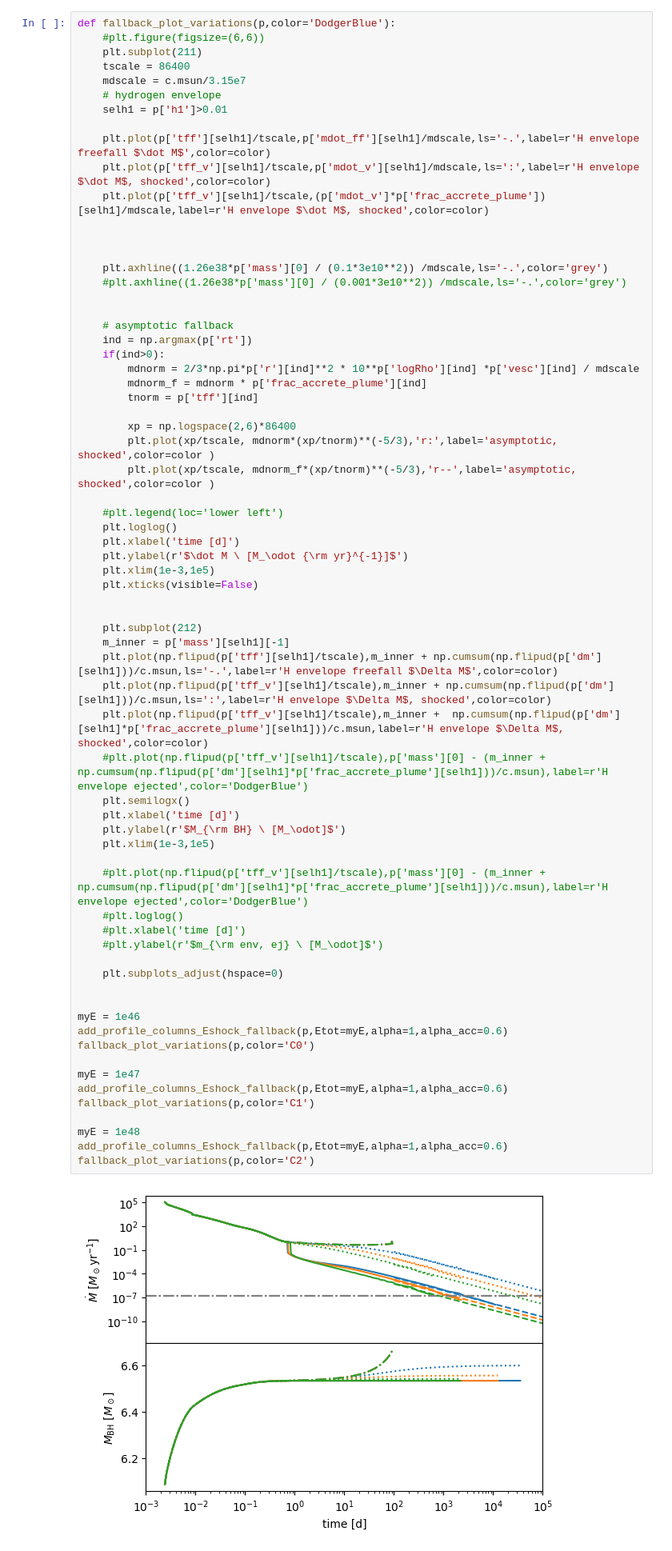
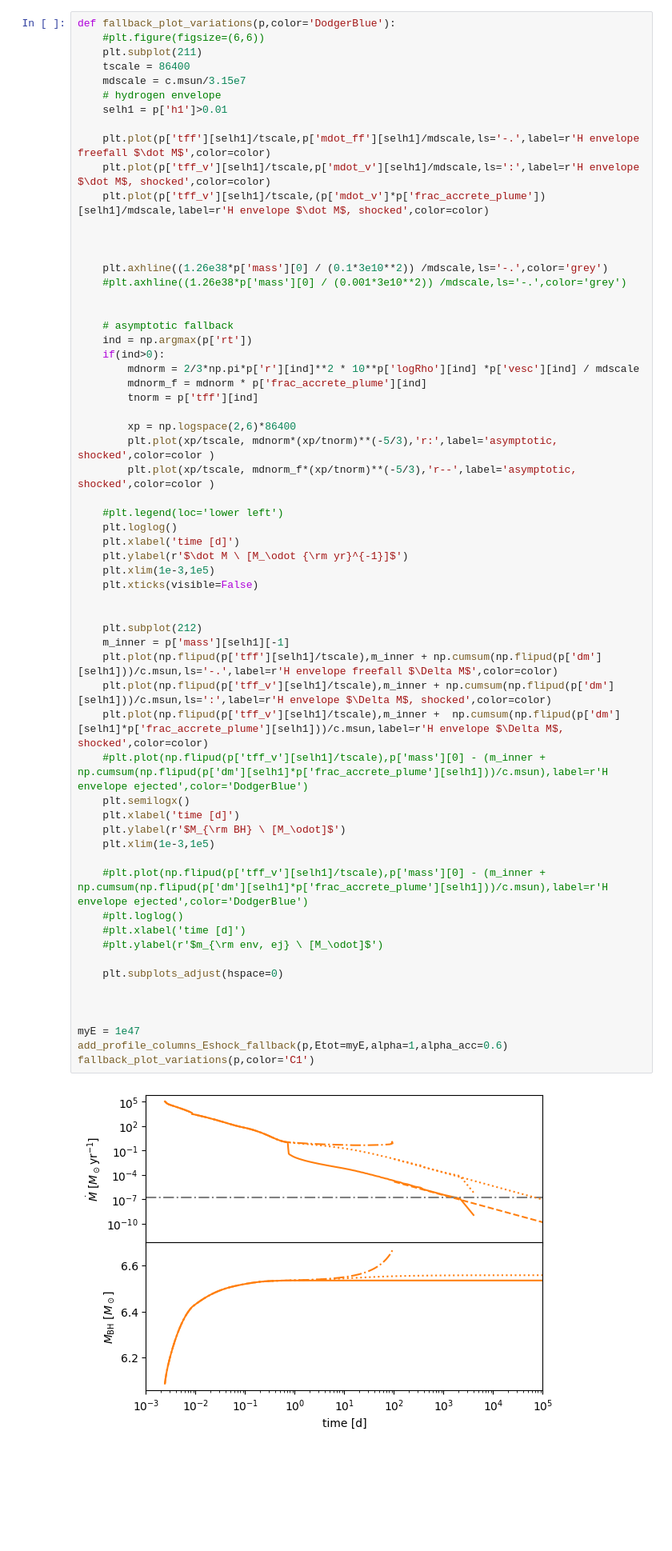
Before and after one commit to morganemacleod/FailedSNCalcs, a Jupyter notebook: MESAfailedSN.ipynb, the cells around one changed output. Shown at 80% size. Drawn from its saved outputs; the diff is of its cells as text; blank space fills up the shorter version.

```diff
--- a/MESAfailedSN.ipynb
+++ b/MESAfailedSN.ipynb
@@ -500,38 +500,31 @@ def fallback_plot_variations(p,color='DodgerBlue'):
     plt.xlabel('time [d]')
     plt.ylabel(r'$\dot M \ [M_\odot {\rm yr}^{-1}]$')
     plt.xlim(1e-3,1e5)
     plt.xticks(visible=False)
 
 
     plt.subplot(212)
     m_inner = p['mass'][selh1][-1]
     plt.plot(np.flipud(p['tff'][selh1]/tscale),m_inner + np.cumsum(np.flipud(p['dm'][selh1]))/c.msun,ls='-.',label=r'H envelope freefall $\Delta M$',color=color)
     plt.plot(np.flipud(p['tff_v'][selh1]/tscale),m_inner + np.cumsum(np.flipud(p['dm'][selh1]))/c.msun,ls=':',label=r'H envelope $\Delta M$, shocked',color=color)
     plt.plot(np.flipud(p['tff_v'][selh1]/tscale),m_inner +  np.cumsum(np.flipud(p['dm'][selh1]*p['frac_accrete_plume'][selh1]))/c.msun,label=r'H envelope $\Delta M$, shocked',color=color)
     #plt.plot(np.flipud(p['tff_v'][selh1]/tscale),p['mass'][0] - (m_inner +  np.cumsum(np.flipud(p['dm'][selh1]*p['frac_accrete_plume'][selh1]))/c.msun),label=r'H envelope ejected',color='DodgerBlue')
     plt.semilogx()
     plt.xlabel('time [d]')
     plt.ylabel(r'$M_{\rm BH} \ [M_\odot]$')
     plt.xlim(1e-3,1e5)
 
     #plt.plot(np.flipud(p['tff_v'][selh1]/tscale),p['mass'][0] - (m_inner +  np.cumsum(np.flipud(p['dm'][selh1]*p['frac_accrete_plume'][selh1]))/c.msun),label=r'H envelope ejected',color='DodgerBlue')
     #plt.loglog()
     #plt.xlabel('time [d]')
     #plt.ylabel(r'$m_{\rm env, ej} \ [M_\odot]$')
 
     plt.subplots_adjust(hspace=0)
 
 
-myE = 1e46
-add_profile_columns_Eshock_fallback(p,Etot=myE,alpha=1,alpha_acc=0.6)
-fallback_plot_variations(p,color='C0')
 
 myE = 1e47
 add_profile_columns_Eshock_fallback(p,Etot=myE,alpha=1,alpha_acc=0.6)
 fallback_plot_variations(p,color='C1')
-
-myE = 1e48
-add_profile_columns_Eshock_fallback(p,Etot=myE,alpha=1,alpha_acc=0.6)
-fallback_plot_variations(p,color='C2')
 # %% [output]
-[figure, old version]
+[figure, new version]
```
Also changed, not shown: parts of 11 cells of this notebook, 7 other files.
